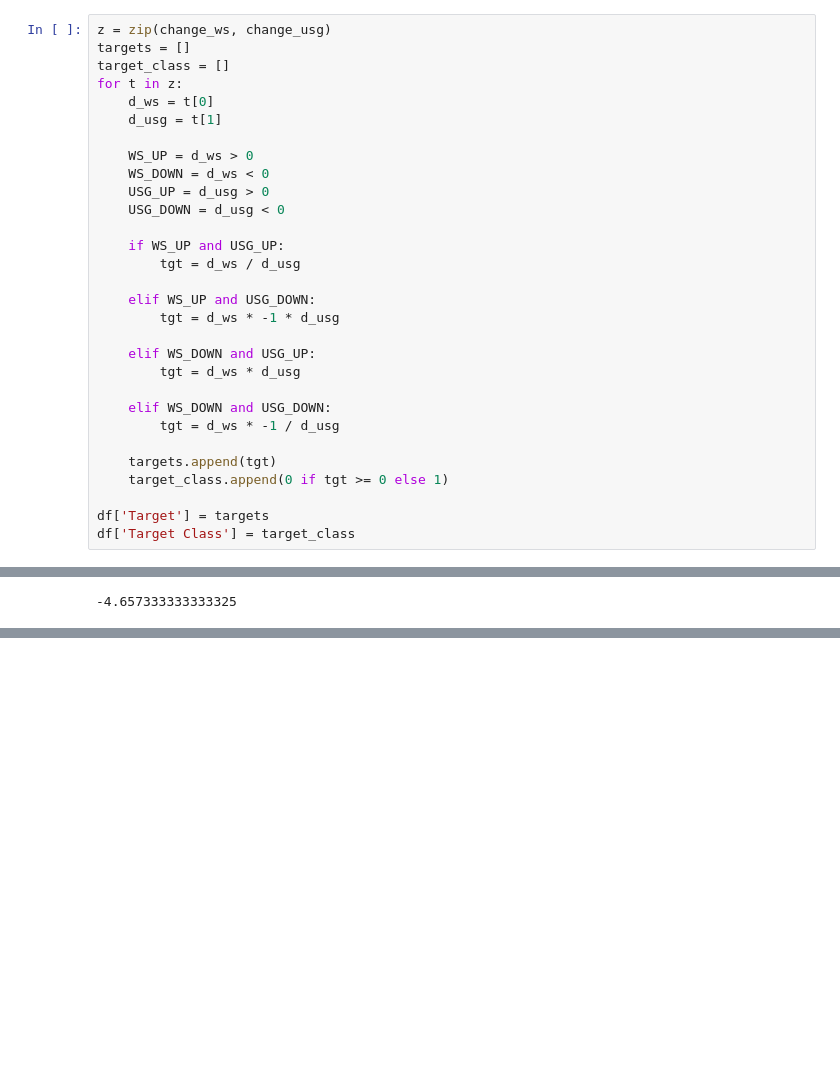
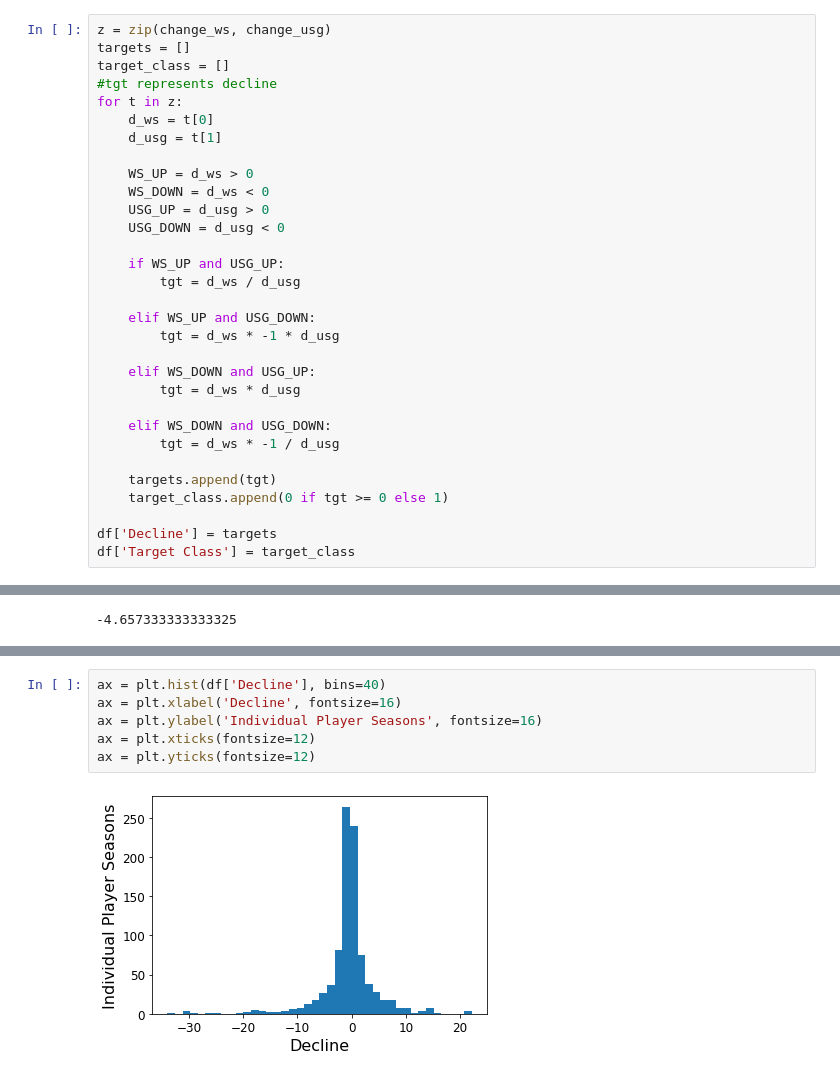
Before and after one commit to GauravMohan1/NBA-Veteran_Analysis, a Jupyter notebook: Logistic.ipynb, the cells around one changed output, grey strips where cells are left out. Saved outputs shown, nothing was run; the diff lists cells and outputs as text; blank space fills up the shorter version.

```diff
--- a/Logistic.ipynb
+++ b/Logistic.ipynb
@@ -71,6 +75,7 @@ assert(change_ws[0] == df.iloc[0]['Next WS'] - df.iloc[0]['WS'])
 z = zip(change_ws, change_usg)
 targets = []
 target_class = []
+#tgt represents decline
 for t in z:
     d_ws = t[0]
     d_usg = t[1]
@@ -95,7 +100,7 @@ for t in z:
     targets.append(tgt)
     target_class.append(0 if tgt >= 0 else 1)
 
-df['Target'] = targets
+df['Decline'] = targets
 df['Target Class'] = target_class
 # %%
 np.mean(targets)
@@ -154,0 +160,8 @@ for c in df.columns:
+# %%
+ax = plt.hist(df['Decline'], bins=40)
+ax = plt.xlabel('Decline', fontsize=16)
+ax = plt.ylabel('Individual Player Seasons', fontsize=16)
+ax = plt.xticks(fontsize=12)
+ax = plt.yticks(fontsize=12)
+# %% [output]
+[figure, added]
```
Also changed, not shown: parts of 10 cells of this notebook, 2 other files.
